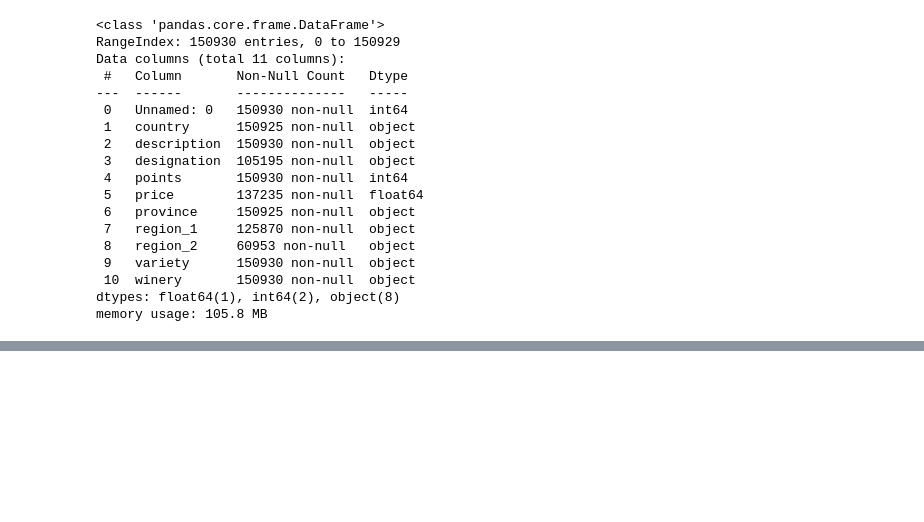
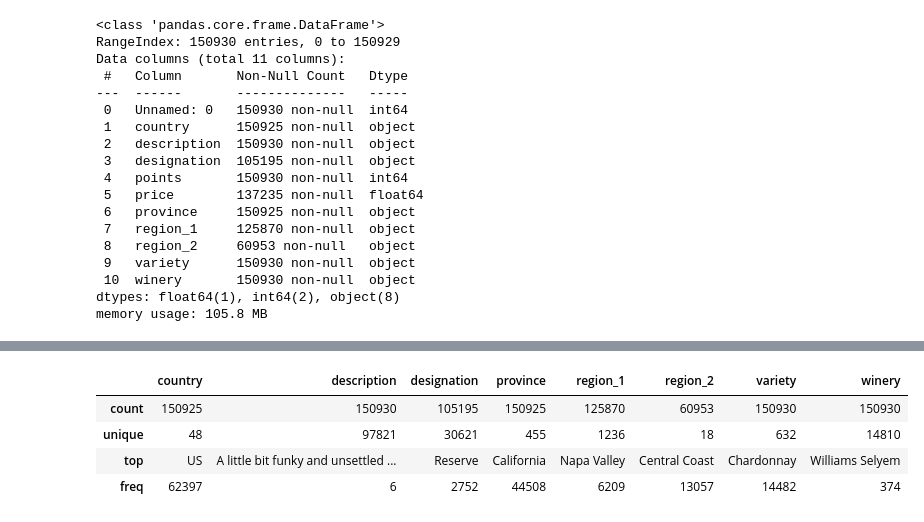
Before and after one commit to reuven/boi-autumn-2024, a Jupyter notebook: Reuven - Dec 26.ipynb, the cells around one changed output, grey strips where cells are left out. Saved outputs shown, nothing was run; the diff lists cells and outputs as text; code cells hidden in the pictures; blank space fills up the shorter version.

```diff
--- a/Reuven - Dec 26.ipynb
+++ b/Reuven - Dec 26.ipynb
@@ -1616,0 +1621,8 @@ memory usage: 105.8 MB
+# %%
+df.describe(include='object')
+# %% [output]
+|  | country | description | designation | province | region_1 | region_2 | variety | winery |
+| count | 150925 | 150930 | 105195 | 150925 | 125870 | 60953 | 150930 | 150930 |
+| unique | 48 | 97821 | 30621 | 455 | 1236 | 18 | 632 | 14810 |
+| top | US | A little bit funky and unsettled ... | Reserve | California | Napa Valley | Central Coast | Chardonnay | Williams Selyem |
+| freq | 62397 | 6 | 2752 | 44508 | 6209 | 13057 | 14482 | 374 |
```
Also changed, not shown: parts of 2 cells of this notebook.
